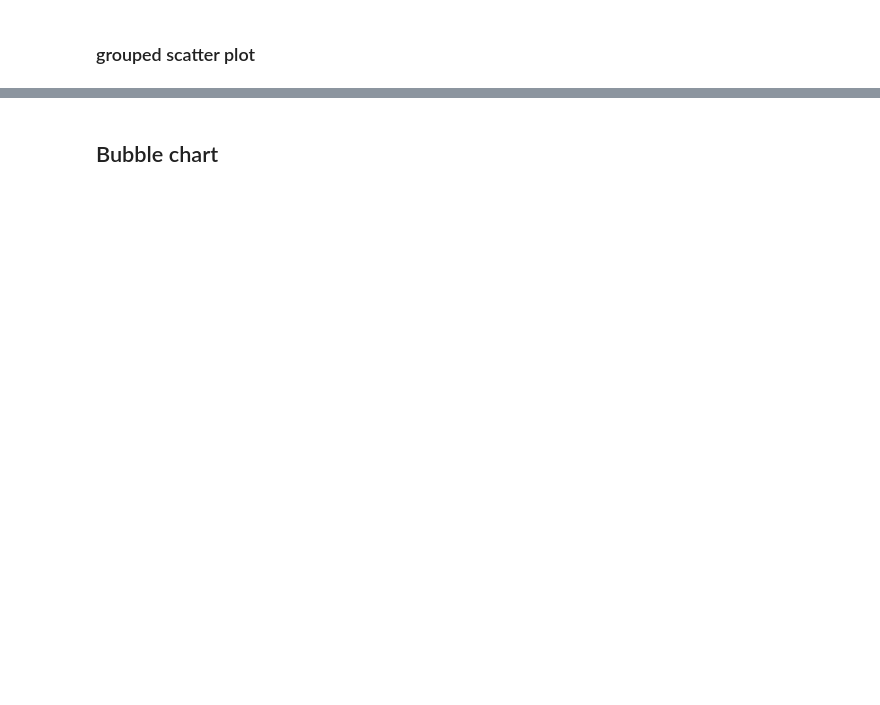
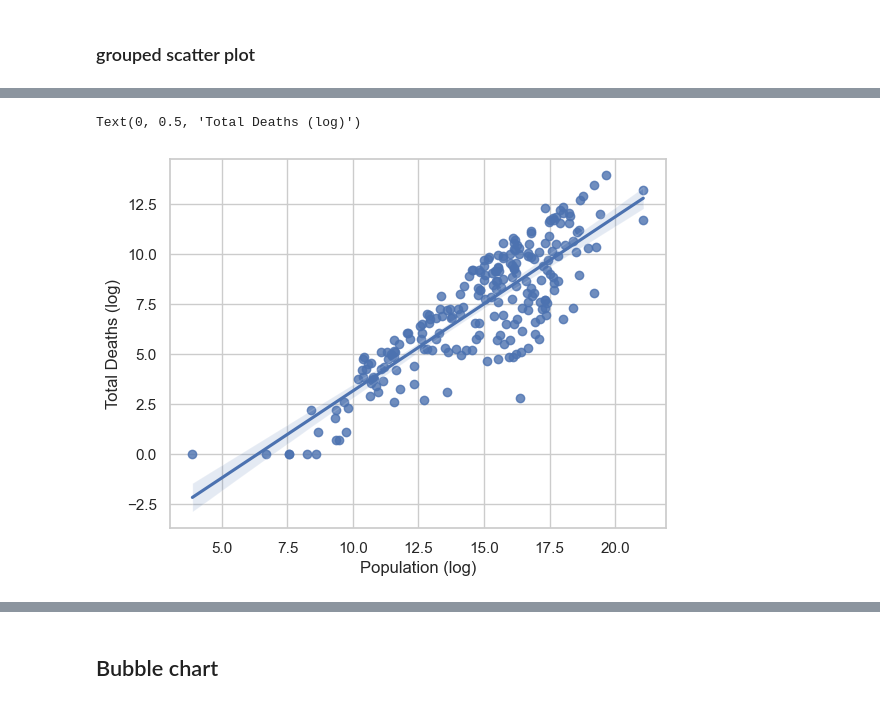
Before and after one commit to jieshu-wang-SBU/EST389_371_2026_spring, a Jupyter notebook: lectures/07-Data_visualization/07-04_Visualize_two_or_more_numerical_variables.ipynb, the cells around one changed output, grey strips where cells are left out. Saved outputs shown, nothing was run; the diff lists cells and outputs as text; code cells hidden in the pictures; blank space fills up the shorter version.

```diff
--- a/lectures/07-Data_visualization/07-04_Visualize_two_or_more_numerical_variables.ipynb
+++ b/lectures/07-Data_visualization/07-04_Visualize_two_or_more_numerical_variables.ipynb
@@ -40,0 +47,21 @@ plt.yscale('log')
+# %%
+import pandas as pd
+import numpy as np
+import matplotlib.pyplot as plt
+import seaborn as sns
+import matplotlib as mpl
+
+covid_totals = pd.read_csv("../05-data_cleaning/data/covidtotals.csv")
+covid_totals['population_log'] = np.log1p(covid_totals['population']).fillna(0)
+covid_totals['total_deaths_log'] = np.log1p(covid_totals['total_deaths']).fillna(0)
+# %%
+# Plot a simple regression plot
+
+sns.regplot(data=covid_totals, x='population_log', y='total_deaths_log')
+sns.set_theme(style="whitegrid")
+
+plt.xlabel("Population (log)")
+plt.ylabel("Total Deaths (log)")
+# %% [output]
+Text(0, 0.5, 'Total Deaths (log)')
+[figure, added]
```
Also changed, not shown: parts of 9 cells of this notebook, 2 other files.
